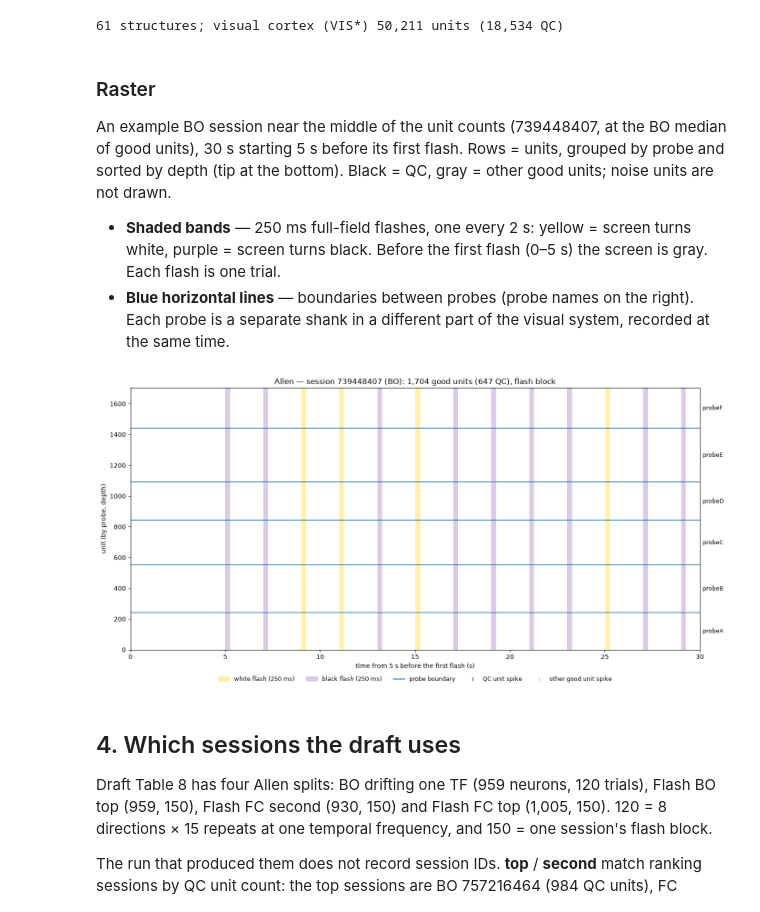
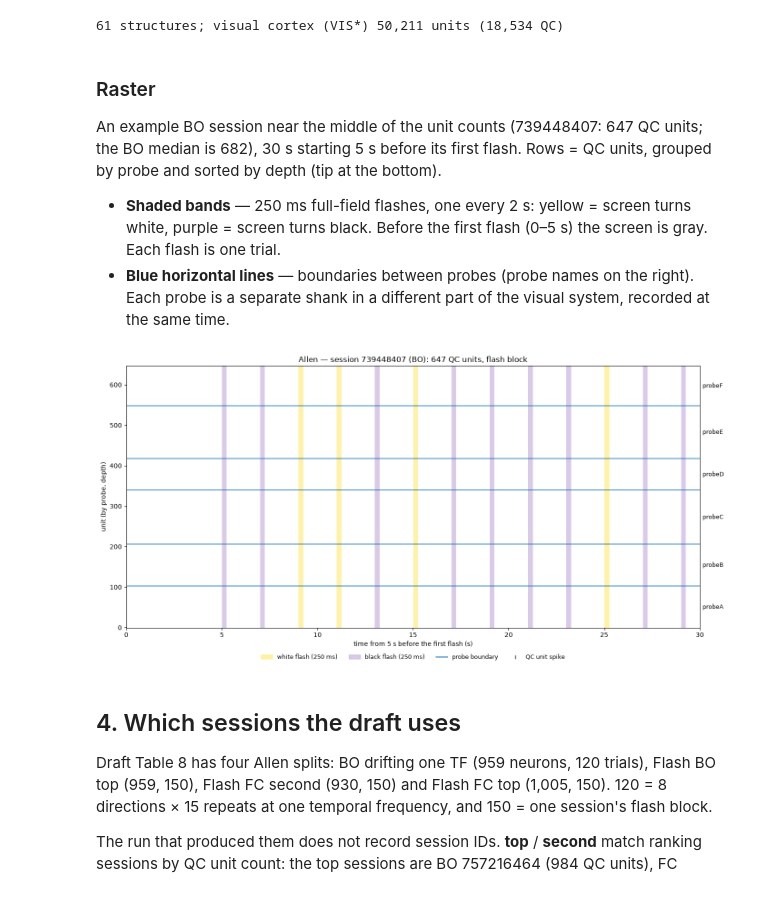
Before and after one commit to iroblesrazzaq/ladys, a Jupyter notebook: tutorials/allen_inventory.ipynb, the cells around one changed output. Saved outputs shown, nothing was run; the diff lists cells and outputs as text; code cells hidden in the pictures.

```diff
--- a/tutorials/allen_inventory.ipynb
+++ b/tutorials/allen_inventory.ipynb
@@ -267,8 +270,8 @@ frames = np.load(SAMPLES / "natural_movie_one_frames.npy") / 255  # movie one fr
 fig = plt.figure(figsize=(17, 14.8))
 gs = fig.add_gridspec(3, 4, hspace=0.95, wspace=0.12, left=0.02, right=0.98, top=0.9, bottom=0.085)
 tiles = [
-    (0, 0, gabor, "gabors", "Gabors: small striped patch",
-     ["one patch at 1 of 81 spots (9 × 9 grid, dots) × 3 angles", "0.25 s each, 15 repeats",
+    (0, 0, gabor, "gabors", "Gabors: small drifting striped patch",
+     ["81 spots (9 × 9 grid, dots) × 3 angles = 243 combos", "0.25 s each, every combo 15×",
       "→ finds where on screen each neuron looks"], None),
     (0, 1, flash, "flashes", "Flashes: whole screen black or white",
      ["2 colors, 75 repeats each", "0.25 s each, 2 s apart", "→ simplest on/off response"], None),
@@ -284,7 +287,8 @@ tiles = [
      ["opening of Touch of Evil (1958), 30 fps", "movie one: 30 s × 20;  movie three: 120 s × 10",
       "→ natural scenes in motion"], None),
     (2, 0, grating(90), "drifting_gratings_75_repeats", "Drifting gratings, FC version",
-     ["4 directions × 1 speed (2 Hz)", "2 s each, 75 repeats", "→ same as BO, many more repeats"], [0, 45, 90, 135]),
+     ["4 directions × 2 contrasts (80%, 10%), one speed (2 Hz)", "2 s each, 75 repeats",
+      "→ like BO, fewer conditions, many more repeats"], [0, 45, 90, 135]),
     (2, 1, contrast_steps, "drifting_gratings_contrast", "Contrast gratings: faint → full",
      ["4 directions × 9 contrasts (1%–100%)", "0.5 s each, 15 repeats", "→ how faint a pattern each neuron sees",
       "(also in 8 of the 32 BO sessions)"], None),
@@ -430,29 +427,28 @@ in the table below.
 # %%
 fr = units.firing_rate
-good, qc = fr[units.good], fr[units.qc]
+qc = {t: fr[units.qc & (units.type == t)] for t in (BO, FC)}
+colors = [TYPE_COLOR[t] for t in qc]
+labels = [f"{SHORT[t]} ({len(q):,})" for t, q in qc.items()]
 fig, axes = plt.subplots(1, 2, figsize=(12, 4))
 ax = axes[0]
-bins = np.arange(0, 51, 1)
-ax.hist(good.clip(upper=50), bins=bins, histtype="step", color="k", lw=1.2, label=f"good ({len(good):,})")
-ax.hist(qc.clip(upper=50), bins=bins, color="C0", alpha=0.8, label=f"QC ({len(qc):,})")
-ax.set(xlabel="firing rate (spikes/s), last bin = ≥ 50", ylabel="units", title="Linear x")
+ax.hist([q.clip(upper=50) for q in qc.values()], bins=np.arange(0, 51, 1), stacked=True, color=colors, label=labels)
+ax.set(xlabel="firing rate (spikes/s), last bin = ≥ 50", ylabel="QC units", title="Linear x")
 ax.legend()
 ax = axes[1]
-pos = good[good > 0]
-bins = np.logspace(np.floor(np.log10(pos.min())), np.log10(pos.max()) + 0.05, 70)
-ax.hist(pos, bins=bins, histtype="step", color="k", lw=1.2, label="good")
-ax.hist(qc[qc > 0], bins=bins, color="C0", alpha=0.8, label="QC")
+pos = [q[q > 0] for q in qc.values()]
+bins = np.logspace(np.floor(np.log10(min(p.min() for p in pos))), np.log10(max(p.max() for p in pos)) + 0.05, 70)
+ax.hist(pos, bins=bins, stacked=True, color=colors, label=labels)
 ax.set_xscale("log")
-ax.set(xlabel="firing rate (spikes/s)", ylabel="units", title="Log x")
+ax.set(xlabel="firing rate (spikes/s)", ylabel="QC units", title="Log x")
 ax.legend()
-fig.suptitle("Allen Visual Coding Neuropixels — unit firing rates")
+fig.suptitle(f"Allen Visual Coding Neuropixels — QC unit firing rates ({units.qc.sum():,} units)")
 fig.tight_layout()
 fig.savefig(FIGURE_DIR / "allen_firing_rates.png", dpi=150)
 plt.show()
 
 display(pd.DataFrame({
     f"{name} {SHORT.get(t, 'all')}": {"units": int(m.sum()), "mean Hz": fr[m].mean(), "median Hz": fr[m].median()}
-    for name, mask in [("all", fr.notna()), ("good", units.good), ("QC", units.qc)]
+    for name, mask in [("all", fr.notna()), ("QC", units.qc)]
     for t, m in [("all", mask), (BO, mask & (units.type == BO)), (FC, mask & (units.type == FC))]
 }).T.round(2))
 # %% [output]
@@ -626,8 +734,8 @@ print(f"{units.region.nunique()} structures; visual cortex (VIS*) {visual.sum():
 # %% [markdown]
 ### Raster
 
-An example BO session near the middle of the unit counts (739448407, at the BO median of good units), 30 s starting 5 s before its first flash. Rows = units, grouped by
-probe and sorted by depth (tip at the bottom). Black = QC, gray = other good units; noise units are not drawn.
+An example BO session near the middle of the unit counts (739448407: 647 QC units; the BO median is 682), 30 s starting 5 s before its first flash. Rows = QC units, grouped by
+probe and sorted by depth (tip at the bottom).
 
 - **Shaded bands** — 250 ms full-field flashes, one every 2 s: yellow = screen turns white, purple = screen
   turns black. Before the first flash (0–5 s) the screen is gray. Each flash is one trial.
@@ -636,41 +744,37 @@ probe and sorted by depth (tip at the bottom). Black = QC, gray = other good uni
 # %%
 r = np.load(TABLES / "raster.npz")
 sid = int(r["session_id"])
 s = sessions.set_index("session_id").loc[sid]
 u = units[units.session_id == sid].reset_index(drop=True)
 assert (u.unit_id.to_numpy() == r["unit_id"]).all()
 u["nwb_row"] = np.arange(len(u))
-shown = u[u.good].sort_values(["probe", "depth_um"]).reset_index(drop=True)
+shown = u[u.qc].sort_values(["probe", "depth_um"]).reset_index(drop=True)
 shown["row"] = np.arange(len(shown))
 spk = pd.DataFrame({"nwb_row": r["unit_row"], "t": r["times"]}).merge(
-    shown[["nwb_row", "row", "qc"]], on="nwb_row", how="inner")
+    shown[["nwb_row", "row"]], on="nwb_row", how="inner")
 
 fig, ax = plt.subplots(figsize=(14, 7))
 for on, color in zip(r["flash_on"], r["flash_color"]):
     ax.axvspan(on, on + 0.25, color="gold" if color > 0 else "C4", alpha=0.35, lw=0)
-for qc, color in [(False, "0.7"), (True, "k")]:
-    d = spk[spk.qc == qc]
-    ax.scatter(d.t, d.row, s=0.3, color=color, marker="|", linewidths=0.4, rasterized=True)
+ax.scatter(spk.t, spk.row, s=0.3, color="k", marker="|", linewidths=0.4, rasterized=True)
 for p, grp in shown.groupby("probe"):
     if grp.row.max() < len(shown) - 1:
         ax.axhline(grp.row.max() + 0.5, color="C0", lw=1.2)
     ax.text(float(r["window_s"]) * 1.005, grp.row.mean(), p, va="center", fontsize=9)
 ax.legend(handles=[
     plt.Rectangle((0, 0), 1, 1, color="gold", alpha=0.35, label="white flash (250 ms)"),
     plt.Rectangle((0, 0), 1, 1, color="C4", alpha=0.35, label="black flash (250 ms)"),
     plt.Line2D([], [], color="C0", lw=1.5, label="probe boundary"),
     plt.Line2D([], [], color="k", marker="|", ls="", label="QC unit spike"),
-    plt.Line2D([], [], color="0.7", marker="|", ls="", label="other good unit spike"),
-], loc="upper center", bbox_to_anchor=(0.5, -0.08), ncol=5, fontsize=9, frameon=False)
+], loc="upper center", bbox_to_anchor=(0.5, -0.08), ncol=4, fontsize=9, frameon=False)
 ax.set(xlim=(0, float(r["window_s"])), ylim=(-0.5, len(shown) - 0.5),
        xlabel="time from 5 s before the first flash (s)", ylabel="unit (by probe, depth)",
-       title=f"Allen — session {sid} ({SHORT[s.session_type]}): {len(shown):,} good units "
-             f"({int(shown.qc.sum())} QC), flash block")
+       title=f"Allen — session {sid} ({SHORT[s.session_type]}): {len(shown):,} QC units, flash block")
 fig.tight_layout()
 fig.savefig(FIGURE_DIR / "allen_raster.png", dpi=150)
 plt.show()
 # %% [output]
-[figure, old version]
+[figure, new version]
 # %% [markdown]
 ## 4. Which sessions the draft uses
 
```
Also changed, not shown: parts of 21 cells of this notebook, 8 other files.
